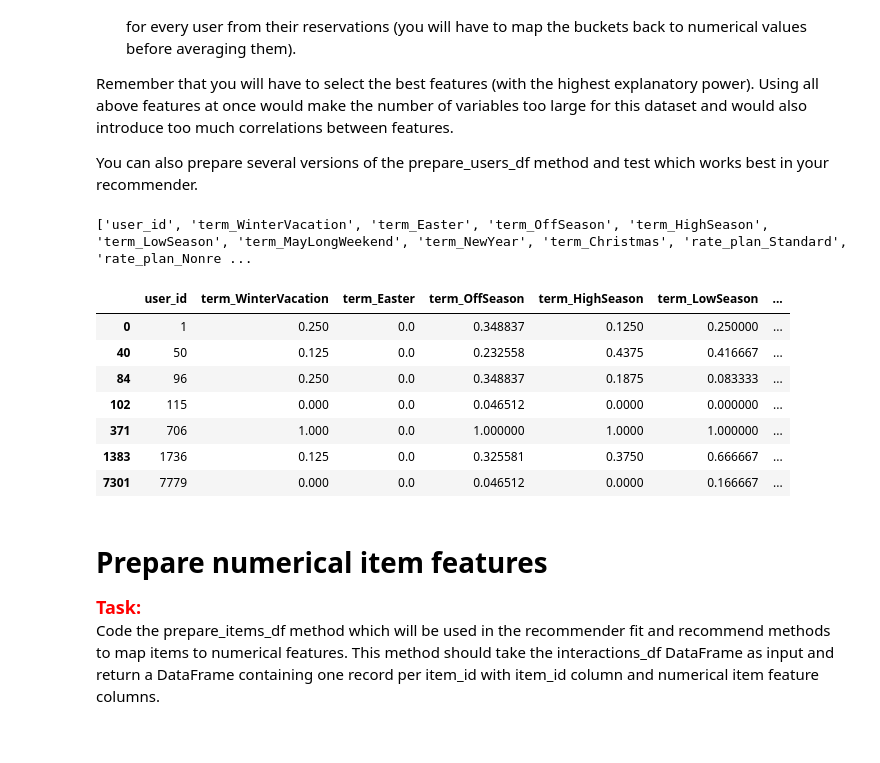
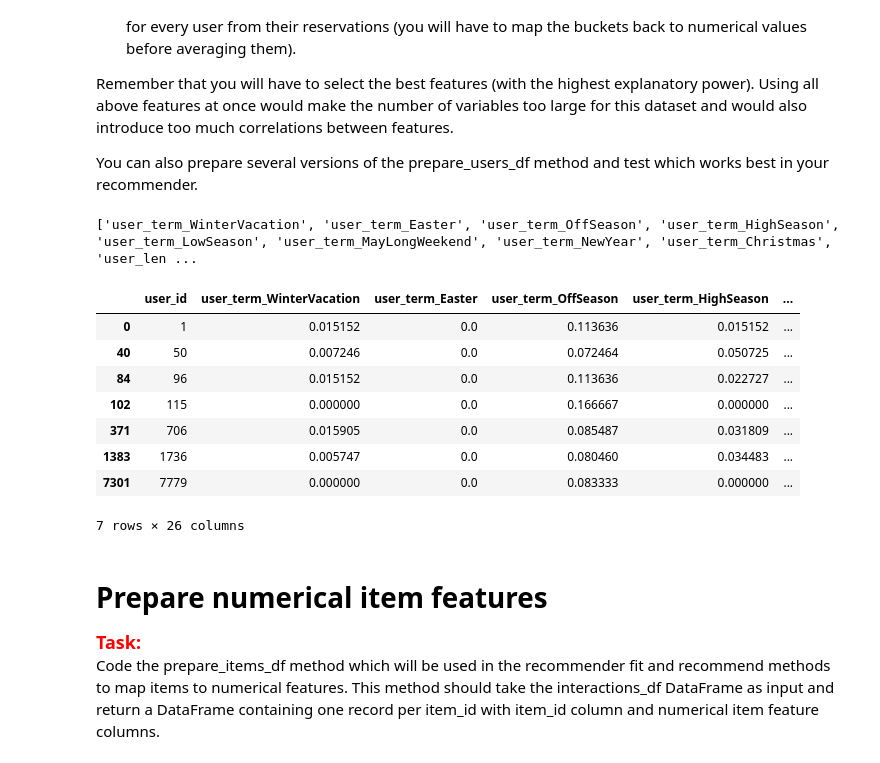
Before and after one commit to PiotrZiolo/recommender-systems-class, a Jupyter notebook: project_1_recommender_and_evaluation.ipynb, the cells around one changed output. Cells and saved outputs as stored; diff of their text form; code cells hidden in the pictures.

```diff
--- a/project_1_recommender_and_evaluation.ipynb
+++ b/project_1_recommender_and_evaluation.ipynb
@@ -90,67 +87,103 @@ Remember that you will have to select the best features (with the highest explan
 
 You can also prepare several versions of the prepare_users_df method and test which works best in your recommender.
 # %%
-def prepare_users_df(interaction_df):
+from sklearn.preprocessing import StandardScaler
+
+def prepare_users_df(interactions_df):
     # One-hot encode categorical features
-    categorical_features = ['term', 'rate_plan', 'weekend_stay']
-    interaction_df_encoded = pd.get_dummies(interaction_df, columns=categorical_features)
+#     categorical_features = ['term', 'rate_plan', 'length_of_stay_bucket','room_segment', 'n_people_bucket', 'weekend_stay']
+    categorical_features = list(interactions_df.columns)[2:]
+    interactions_df_encoded = pd.get_dummies(interactions_df, columns=categorical_features)
 
-#     # Drop the item_id column
-    interaction_df_encoded = interaction_df_encoded.drop(columns=['item_id'])
+    # Drop the item_id column
+    interactions_df_encoded = interactions_df_encoded.drop(columns=['item_id'])
 
     # Group by user_id and calculate the sum of one-hot encoded features
-    user_features = interaction_df_encoded.groupby('user_id').sum().reset_index()
+    user_features = interactions_df_encoded.groupby('user_id').sum().reset_index()
+    user_features.fillna(0, inplace=True)
 
-    user_features.fillna(0, inplace=True)
+    # Add 'user_' prefix to column names, except for 'user_id'
+    user_features.columns = ['user_id'] + ['user_' + col for col in list(user_features.columns)[1:]]
 
     # Get the feature names
     user_feature_names = list(user_features.columns)[1:]
 
     # Normalize the user features
-    user_features[user_feature_names] = user_features[user_feature_names].apply(lambda x: (x - x.min()) / (x.max() - x.min()))
+    user_features[user_feature_names] = user_features[user_feature_names] / user_features[user_feature_names].sum(axis=1).values.reshape(-1, 1)
 
     return user_features, user_feature_names
 
 # def prepare_users_df(interaction_df):
 #      # Calculate probability distribution of feature values among user's reservations
-#     categorical_features = ['term', 'rate_plan', 'weekend_stay']
+#     categorical_features = ['term', 'rate_plan', 'length_of_stay_bucket','room_segment', 'n_people_bucket', 'weekend_stay']
 
 #     interaction_df_encoded = pd.get_dummies(interaction_df, columns=categorical_features)
-
 #     # Group by user_id and calculate the sum of one-hot encoded features
 #     user_features_sum = interaction_df_encoded.groupby('user_id').sum().reset_index()
 
 #     # Group by user_id and count the number of reservations
 #     user_reservations_count = interaction_df_encoded.groupby('user_id').size().reset_index(name='reservation_count')
 
 #     # Divide the sum of one-hot encoded features by the number of reservations to get the probability distribution
 #     user_features = user_features_sum.set_index('user_id').div(user_reservations_count['reservation_count'], axis=0).reset_index()
 
 #     # Rename the index column back to user_id
 #     user_features = user_features.rename(columns={'index': 'user_id'})
 
 #     user_features.drop('item_id', axis=1, inplace=True)
 #     user_features.fillna(0, inplace=True)
 
+#     # Add 'user_' prefix to column names, except for 'user_id'
+#     user_features.columns = ['user_id'] + ['user_' + col for col in list(user_features.columns)[1:]]
+
 #     # Get the feature names
 #     user_feature_names = list(user_features.columns)[1:]
 
+#     # Normalize the user features
+#     user_features[user_feature_names] = user_features[user_feature_names].apply(lambda x: (x - x.min()) / (x.max() - x.min()))
+
 #     return user_features, user_feature_names
 
+
+# def prepare_users_df(interaction_df):
+#     # One-hot encode categorical features
+#     categorical_features = ['term', 'length_of_stay_bucket', 'rate_plan', 'room_segment', 'n_people_bucket', 'weekend_stay']
+#     interaction_df_encoded = pd.get_dummies(interaction_df, columns=categorical_features)
+
+#     # Drop the item_id column
+#     interaction_df_encoded = interaction_df_encoded.drop(columns=['item_id'])
+
+#     # Group by user_id and calculate the sum of one-hot encoded features
+#     user_features = interaction_df_encoded.groupby('user_id').sum().reset_index()
+
+#     user_features.fillna(0, inplace=True)
+
+#     # Get the feature names
+#     user_feature_names = list(user_features.columns)[1:]
+
+#     # Apply MinMaxScaler to user features
+#     scaler = MinMaxScaler()
+#     user_features[user_feature_names] = scaler.fit_transform(user_features[user_feature_names])
+
+#     # Add 'user_' prefix to column names, except for 'user_id'
+#     user_features.columns = ['user_id'] + ['user_' + col for col in user_feature_names]
+
+#     return user_features, user_feature_names
 users_df, user_features = prepare_users_df(interactions_df)
 print(user_features)
 
 display(users_df.loc[users_df['user_id'].isin([706, 1736, 7779, 96, 1, 50, 115])].head(15))
 # %% [output]
-['user_id', 'term_WinterVacation', 'term_Easter', 'term_OffSeason', 'term_HighSeason', 'term_LowSeason', 'term_MayLongWeekend', 'term_NewYear', 'term_Christmas', 'rate_plan_Standard', 'rate_plan_Nonre ...
+['user_term_WinterVacation', 'user_term_Easter', 'user_term_OffSeason', 'user_term_HighSeason', 'user_term_LowSeason', 'user_term_MayLongWeekend', 'user_term_NewYear', 'user_term_Christmas', 'user_len ...
-|  | user_id | term_WinterVacation | term_Easter | term_OffSeason | term_HighSeason | term_LowSeason | ... |
-| 0 | 1 | 0.250 | 0.0 | 0.348837 | 0.1250 | 0.250000 | ... |
-| 40 | 50 | 0.125 | 0.0 | 0.232558 | 0.4375 | 0.416667 | ... |
-| 84 | 96 | 0.250 | 0.0 | 0.348837 | 0.1875 | 0.083333 | ... |
-| 102 | 115 | 0.000 | 0.0 | 0.046512 | 0.0000 | 0.000000 | ... |
-| 371 | 706 | 1.000 | 0.0 | 1.000000 | 1.0000 | 1.000000 | ... |
-| 1383 | 1736 | 0.125 | 0.0 | 0.325581 | 0.3750 | 0.666667 | ... |
-| 7301 | 7779 | 0.000 | 0.0 | 0.046512 | 0.0000 | 0.166667 | ... |
+|  | user_id | user_term_WinterVacation | user_term_Easter | user_term_OffSeason | user_term_HighSeason | ... |
+| 0 | 1 | 0.015152 | 0.0 | 0.113636 | 0.015152 | ... |
+| 40 | 50 | 0.007246 | 0.0 | 0.072464 | 0.050725 | ... |
+| 84 | 96 | 0.015152 | 0.0 | 0.113636 | 0.022727 | ... |
+| 102 | 115 | 0.000000 | 0.0 | 0.166667 | 0.000000 | ... |
+| 371 | 706 | 0.015905 | 0.0 | 0.085487 | 0.031809 | ... |
+| 1383 | 1736 | 0.005747 | 0.0 | 0.080460 | 0.034483 | ... |
+| 7301 | 7779 | 0.000000 | 0.0 | 0.083333 | 0.000000 | ... |
+7 rows × 26 columns
 # %% [markdown]
 # Prepare numerical item features
 
```
Also changed, not shown: parts of 11 cells of this notebook, 1 other file.
